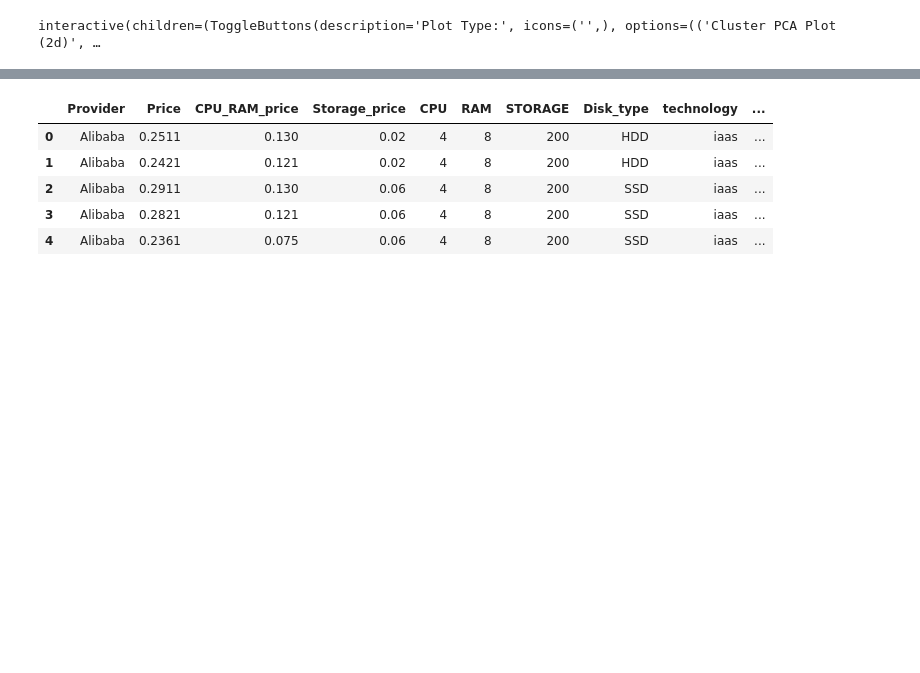
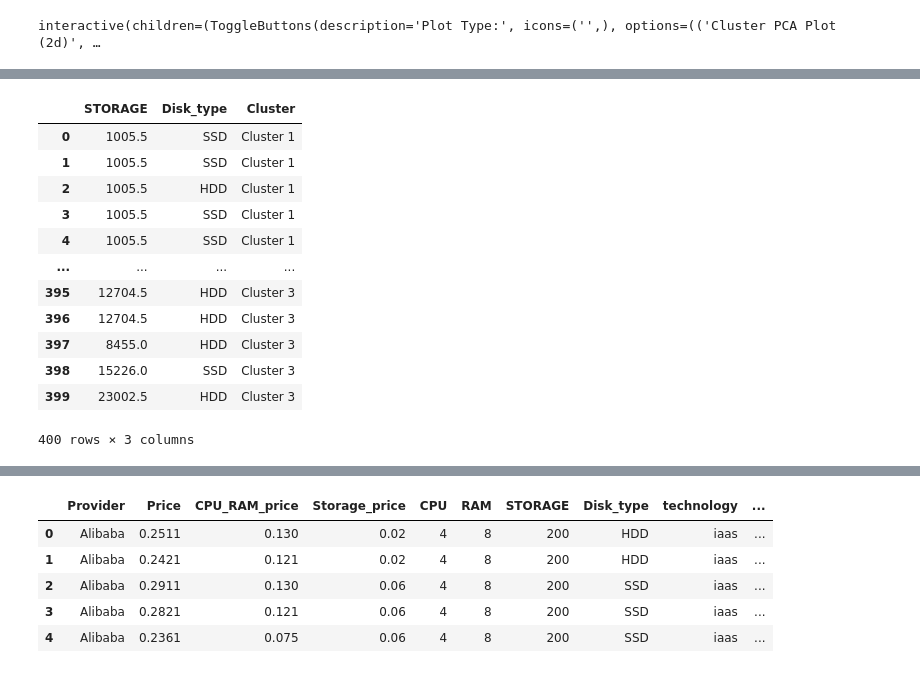
Before and after one commit to gfragi/cloudCasestudy, a Jupyter notebook: clustering-storage.ipynb, the cells around one changed output, grey strips where cells are left out. Cells and saved outputs as stored; diff of their text form; code cells hidden in the pictures; blank space fills up the shorter version.

```diff
--- a/clustering-storage.ipynb
+++ b/clustering-storage.ipynb
@@ -125,5 +130,19 @@ result = assign_model(kmeans)
 # %%
-# predictions = predict_model(kmeans, data = user_pred)
-# predictions.head()
-# # predictions.info()
+predictions = predict_model(kmeans, data = iaas_strg)
+predictions
+# predictions.info()
+# %% [output]
+|  | STORAGE | Disk_type | Cluster |
+| 0 | 1005.5 | SSD | Cluster 1 |
+| 1 | 1005.5 | SSD | Cluster 1 |
+| 2 | 1005.5 | HDD | Cluster 1 |
+| 3 | 1005.5 | SSD | Cluster 1 |
+| 4 | 1005.5 | SSD | Cluster 1 |
+| ... | ... | ... | ... |
+| 395 | 12704.5 | HDD | Cluster 3 |
+| 396 | 12704.5 | HDD | Cluster 3 |
+| 397 | 8455.0 | HDD | Cluster 3 |
+| 398 | 15226.0 | SSD | Cluster 3 |
+| 399 | 23002.5 | HDD | Cluster 3 |
+400 rows × 3 columns
 # %%
```
Also changed, not shown: parts of 5 cells of this notebook, 5 other files.
